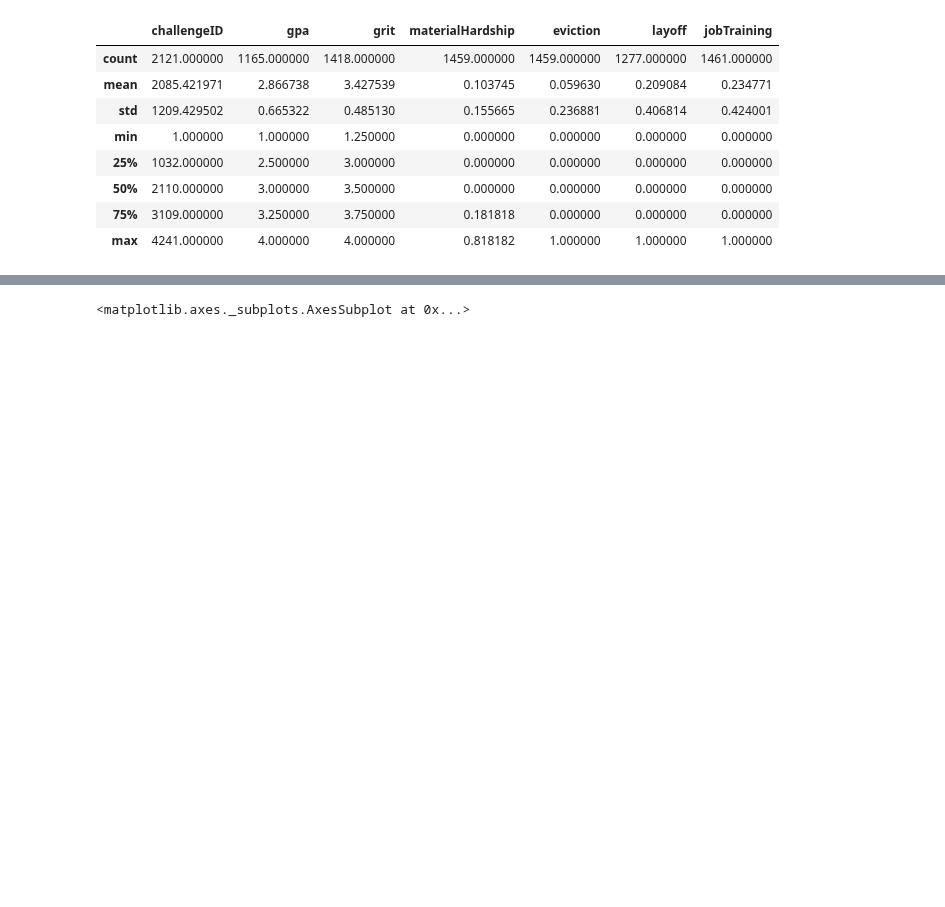
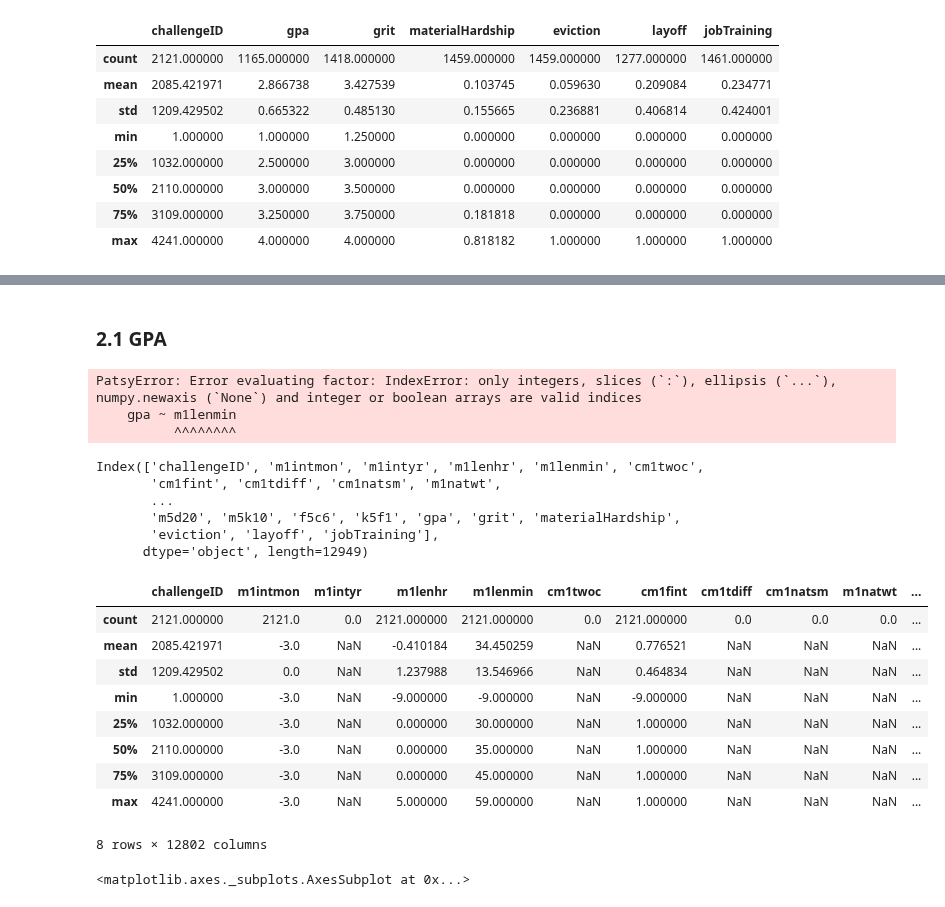
Before and after one commit to alan-turing-institute/FragileFamiliesChallenge, a Jupyter notebook: NOTEBOOKS/KW_PlayingWithData.ipynb, the cells around one changed output, grey strips where cells are left out. Drawn from its saved outputs; the diff is of its cells as text; code cells hidden in the pictures; blank space fills up the shorter version.

```diff
--- a/NOTEBOOKS/KW_PlayingWithData.ipynb
+++ b/NOTEBOOKS/KW_PlayingWithData.ipynb
@@ -41,0 +73,2 @@ df_train.describe()
+# %% [markdown]
+### 2.1 GPA
@@ -41,0 +105,15 @@ df_train.describe()
+# %%
+result.predict(x2)
+# %% [output]
+PatsyError: Error evaluating factor: IndexError: only integers, slices (`:`), ellipsis (`...`), numpy.newaxis (`None`) and integer or boolean arrays are valid indices
+    gpa ~ m1lenmin
+          ^^^^^^^^
+# %%
+df.columns
+# %% [output]
+Index(['challengeID', 'm1intmon', 'm1intyr', 'm1lenhr', 'm1lenmin', 'cm1twoc',
+       'cm1fint', 'cm1tdiff', 'cm1natsm', 'm1natwt',
+       ...
+       'm5d20', 'm5k10', 'f5c6', 'k5f1', 'gpa', 'grit', 'materialHardship',
+       'eviction', 'layoff', 'jobTraining'],
+      dtype='object', length=12949)
@@ -42,3 +122,16 @@ df_train.describe()
+# %%
+df.describe()
+# %% [output]
+|  | challengeID | m1intmon | m1intyr | m1lenhr | m1lenmin | cm1twoc | cm1fint | cm1tdiff | cm1natsm | m1natwt | ... |
+| count | 2121.000000 | 2121.0 | 0.0 | 2121.000000 | 2121.000000 | 0.0 | 2121.000000 | 0.0 | 0.0 | 0.0 | ... |
+| mean | 2085.421971 | -3.0 | NaN | -0.410184 | 34.450259 | NaN | 0.776521 | NaN | NaN | NaN | ... |
+| std | 1209.429502 | 0.0 | NaN | 1.237988 | 13.546966 | NaN | 0.464834 | NaN | NaN | NaN | ... |
+| min | 1.000000 | -3.0 | NaN | -9.000000 | -9.000000 | NaN | -9.000000 | NaN | NaN | NaN | ... |
+| 25% | 1032.000000 | -3.0 | NaN | 0.000000 | 30.000000 | NaN | 1.000000 | NaN | NaN | NaN | ... |
+| 50% | 2110.000000 | -3.0 | NaN | 0.000000 | 35.000000 | NaN | 1.000000 | NaN | NaN | NaN | ... |
+| 75% | 3109.000000 | -3.0 | NaN | 0.000000 | 45.000000 | NaN | 1.000000 | NaN | NaN | NaN | ... |
+| max | 4241.000000 | -3.0 | NaN | 5.000000 | 59.000000 | NaN | 1.000000 | NaN | NaN | NaN | ... |
+8 rows × 12802 columns
 # %%
 sns.regplot(df_train['gpa'], df_train['grit'])
 # %% [output]
```
Also changed, not shown: parts of 9 cells of this notebook.
